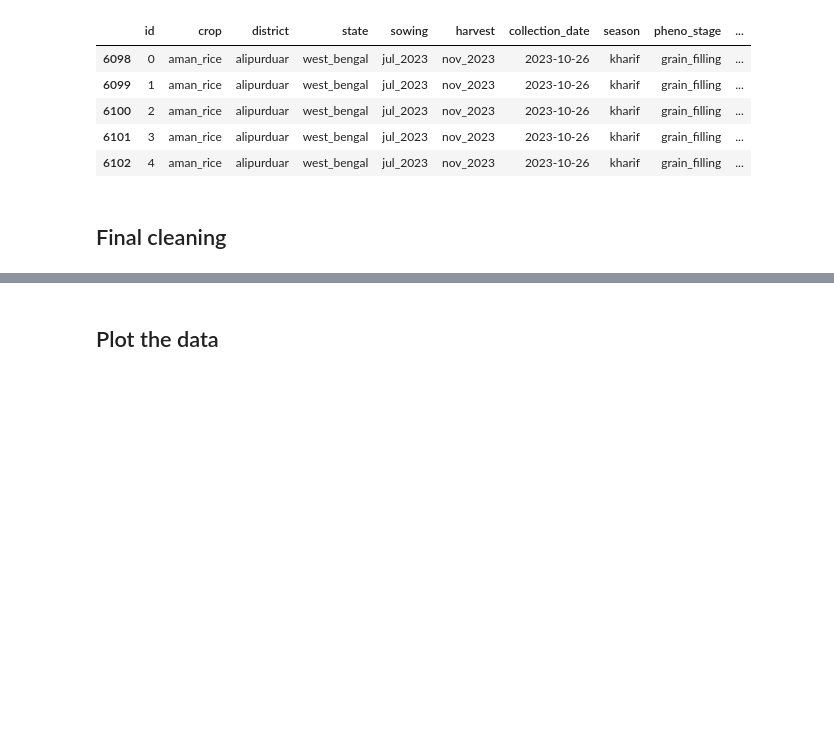
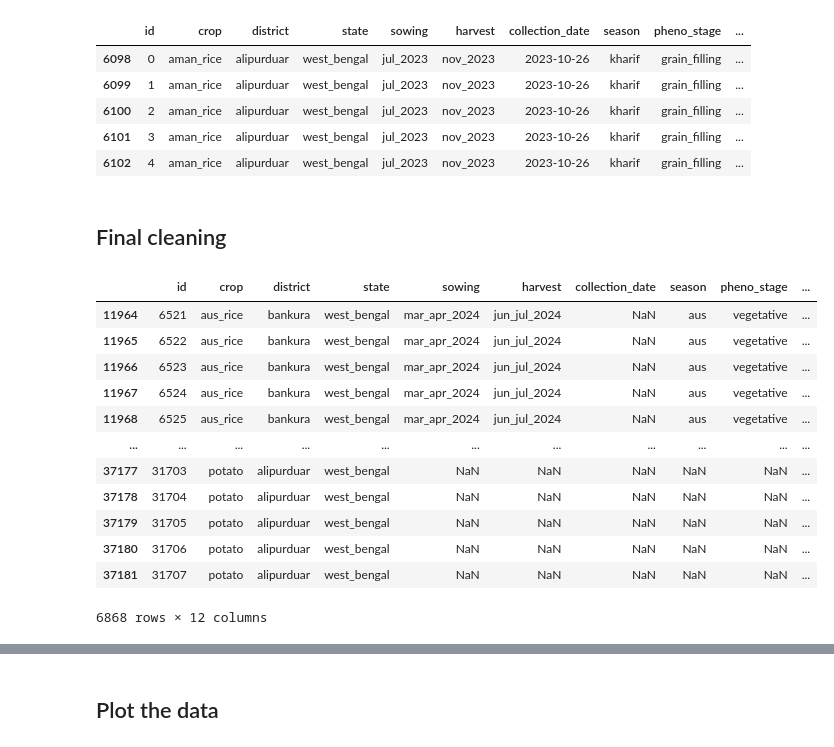
Before and after one commit to geonextgis/WBCrop, a Jupyter notebook: notebooks/01_preprocessing/00_crop_sample_harmonization.ipynb, the cells around one changed output, grey strips where cells are left out. Drawn from its saved outputs; the diff is of its cells as text; code cells hidden in the pictures; blank space fills up the shorter version.

```diff
--- a/notebooks/01_preprocessing/00_crop_sample_harmonization.ipynb
+++ b/notebooks/01_preprocessing/00_crop_sample_harmonization.ipynb
@@ -455,6 +455,22 @@ crop_samples_harmonized.head()
 | 6102 | 4 | aman_rice | alipurduar | west_bengal | jul_2023 | nov_2023 | 2023-10-26 | kharif | grain_filling | ... |
 # %% [markdown]
 ## Final cleaning
+# %%
+rows_with_nan
+# %% [output]
+|  | id | crop | district | state | sowing | harvest | collection_date | season | pheno_stage | ... |
+| 11964 | 6521 | aus_rice | bankura | west_bengal | mar_apr_2024 | jun_jul_2024 | NaN | aus | vegetative | ... |
+| 11965 | 6522 | aus_rice | bankura | west_bengal | mar_apr_2024 | jun_jul_2024 | NaN | aus | vegetative | ... |
+| 11966 | 6523 | aus_rice | bankura | west_bengal | mar_apr_2024 | jun_jul_2024 | NaN | aus | vegetative | ... |
+| 11967 | 6524 | aus_rice | bankura | west_bengal | mar_apr_2024 | jun_jul_2024 | NaN | aus | vegetative | ... |
+| 11968 | 6525 | aus_rice | bankura | west_bengal | mar_apr_2024 | jun_jul_2024 | NaN | aus | vegetative | ... |
+| ... | ... | ... | ... | ... | ... | ... | ... | ... | ... | ... |
+| 37177 | 31703 | potato | alipurduar | west_bengal | NaN | NaN | NaN | NaN | NaN | ... |
+| 37178 | 31704 | potato | alipurduar | west_bengal | NaN | NaN | NaN | NaN | NaN | ... |
+| 37179 | 31705 | potato | alipurduar | west_bengal | NaN | NaN | NaN | NaN | NaN | ... |
+| 37180 | 31706 | potato | alipurduar | west_bengal | NaN | NaN | NaN | NaN | NaN | ... |
+| 37181 | 31707 | potato | alipurduar | west_bengal | NaN | NaN | NaN | NaN | NaN | ... |
+6868 rows × 12 columns
 # %%
 rows_with_nan = crop_samples_harmonized[crop_samples_harmonized.isna().any(axis=1)]
 complete_rows = crop_samples_harmonized[~crop_samples_harmonized.isna().any(axis=1)]
```
Also changed, not shown: parts of 1 cell of this notebook, 5 other files.
